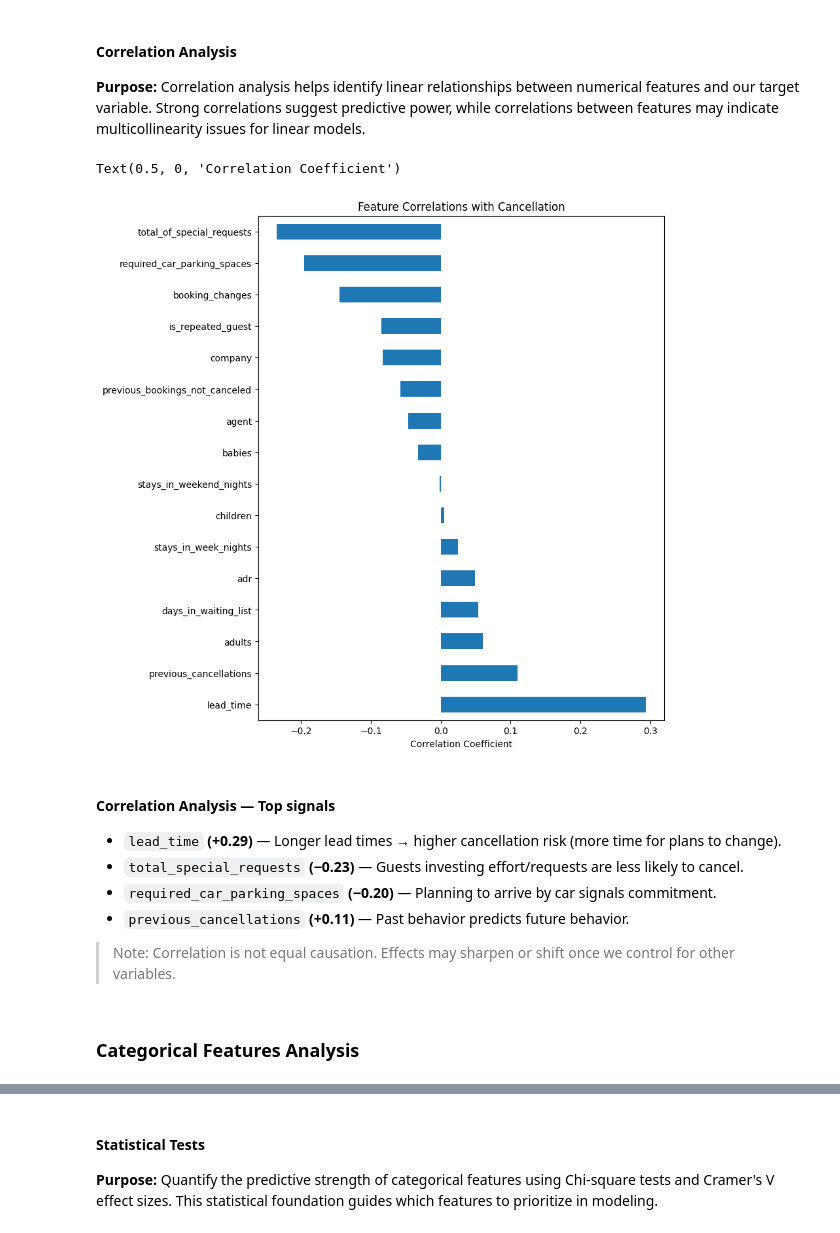
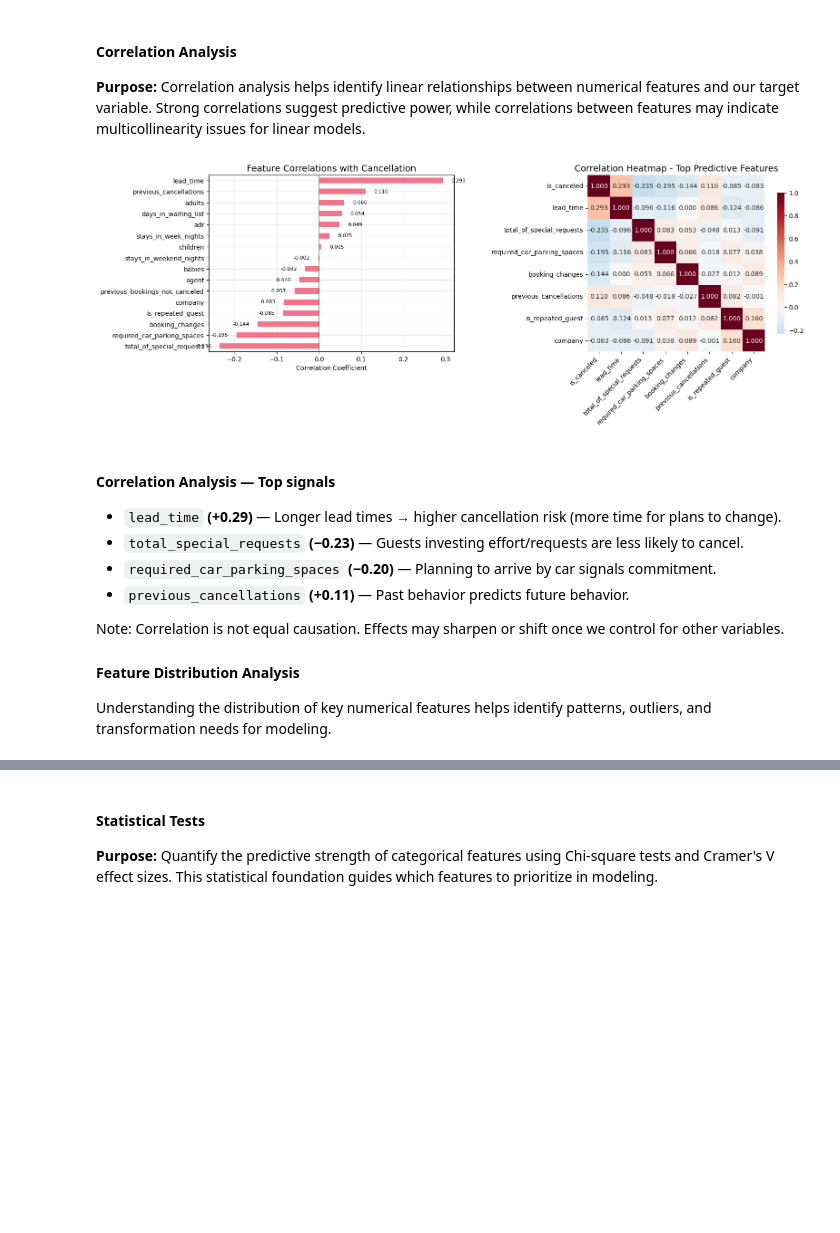
Before and after one commit to tgrytnes/Hotel_Cancellation_Risk, a Jupyter notebook: notebooks/main.ipynb, the cells around one changed output, grey strips where cells are left out. Drawn from its saved outputs; the diff is of its cells as text; code cells hidden in the pictures; blank space fills up the shorter version.

```diff
--- a/notebooks/main.ipynb
+++ b/notebooks/main.ipynb
@@ -179,7 +176,9 @@ df_cleaned['country'] = df_cleaned['country'].fillna('Unknown')
 
 We also remove 7 bookings with 'Undefined' market segments or distribution channels - these represent early data collection errors from 2015 rather than meaningful unknown categories. This removal affects less than 0.006% of the dataset while eliminating anomalous patterns (also discovered during EDA)
 # %%
-df_cleaned = df_cleaned.drop(columns=['reservation_status', 'reservation_status_date', 'deposit_type'])
+df_cleaned = df_cleaned.drop(
+    columns=['reservation_status', 'reservation_status_date', 'deposit_type']
+)
 
 # Remove undefined entries
 df_cleaned = df_cleaned[
@@ -247,5 +243,8 @@ plt.show()
 # %%
-df_cleaned = df_cleaned.drop(columns=['arrival_date_year', 'arrival_date_month', 'arrival_date_day_of_month', 'arrival_date_week_number'])
+df_cleaned = df_cleaned.drop(
+    columns=['arrival_date_year', 'arrival_date_month',
+             'arrival_date_day_of_month', 'arrival_date_week_number']
+)
 # %% [markdown]
 We dropped temporal features (year, month, day) since these are arbitrary numeric values (31, 23, 11, etc.) without meaningful predictive power for our ML model. While we could have feature engineered seasonal variables (e.g., winter, summer) or other time-based patterns, our dataset only spans 2 years, which is insufficient to reliably capture or validate such temporal relationships.
 # %% [markdown]
@@ -270,18 +269,50 @@ Name: proportion, dtype: float64
 #### Correlation Analysis
 **Purpose:** Correlation analysis helps identify linear relationships between numerical features and our target variable. Strong correlations suggest predictive power, while correlations between features may indicate multicollinearity issues for linear models.
 # %%
+# Correlation Analysis with Visualization
 import seaborn as sns
-numerical_cols = df_cleaned.select_dtypes(include=['int64', 'float64']).columns
+
+numerical_cols = df_cleaned.select_dtypes(
+    include=['int64', 'float64']
+).columns
 correlation_matrix = df_cleaned[numerical_cols].corr()
 
-target_corr = correlation_matrix['is_canceled'].sort_values(ascending=False)
-plt.figure(figsize=(8, 10))
-target_corr[1:].plot(kind='barh')
-plt.title('Feature Correlations with Cancellation')
-plt.xlabel('Correlation Coefficient')
+# Create correlation visualization
+fig, axes = plt.subplots(1, 2, figsize=(16, 6))
+
+# 1. Correlation with target variable
+ax1 = axes[0]
+target_corr = correlation_matrix['is_canceled'].sort_values(
+    ascending=True
+)
+target_corr[:-1].plot(kind='barh', ax=ax1)  # Exclude self-correlation
+ax1.set_title('Feature Correlations with Cancellation', fontsize=14)
+ax1.set_xlabel('Correlation Coefficient')
+ax1.axvline(x=0, color='black', linestyle='-', alpha=0.3)
+ax1.grid(True, alpha=0.3)
+
+# Add value labels
+for i, v in enumerate(target_corr[:-1].values):
+    ax1.text(v + (0.02 if v > 0 else -0.02), i, f'{v:.3f}',
+             va='center', ha='left' if v > 0 else 'right', fontsize=8)
+
+# 2. Correlation heatmap of top correlated features
+ax2 = axes[1]
+# Select features with highest absolute correlation with target
+top_features = target_corr.abs().sort_values(
+    ascending=False
+).head(8).index
+top_corr_matrix = correlation_matrix.loc[top_features, top_features]
+
+sns.heatmap(top_corr_matrix, annot=True, cmap='RdBu_r', center=0,
+            square=True, fmt='.3f', cbar_kws={'shrink': 0.8}, ax=ax2)
+ax2.set_title('Correlation Heatmap - Top Predictive Features', fontsize=14)
+ax2.set_xticklabels(ax2.get_xticklabels(), rotation=45, ha='right')
+
+plt.tight_layout()
+plt.show()
 # %% [output]
-Text(0.5, 0, 'Correlation Coefficient')
-[figure, old version]
+[figure, new version]
 # %% [markdown]
 #### Correlation Analysis —  Top signals
 
@@ -290,6 +321,9 @@ Text(0.5, 0, 'Correlation Coefficient')
 - `required_car_parking_spaces` **(−0.20)** — Planning to arrive by car signals commitment.
 - `previous_cancellations` **(+0.11)** — Past behavior predicts future behavior.
 
-> Note: Correlation is not equal causation. Effects may sharpen or shift once we control for other variables.
+
+Note: Correlation is not equal causation. Effects may sharpen or shift once we control for other variables.
+
+#### Feature Distribution Analysis
+
+Understanding the distribution of key numerical features helps identify patterns, outliers, and transformation needs for modeling.
-# %% [markdown]
-### Categorical Features Analysis
```
Also changed, not shown: parts of 62 cells of this notebook, 9 other files.
